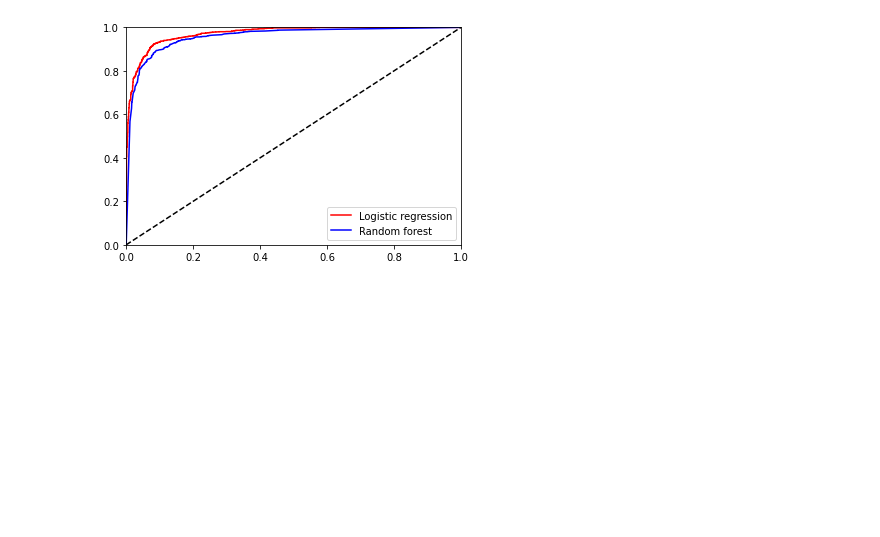
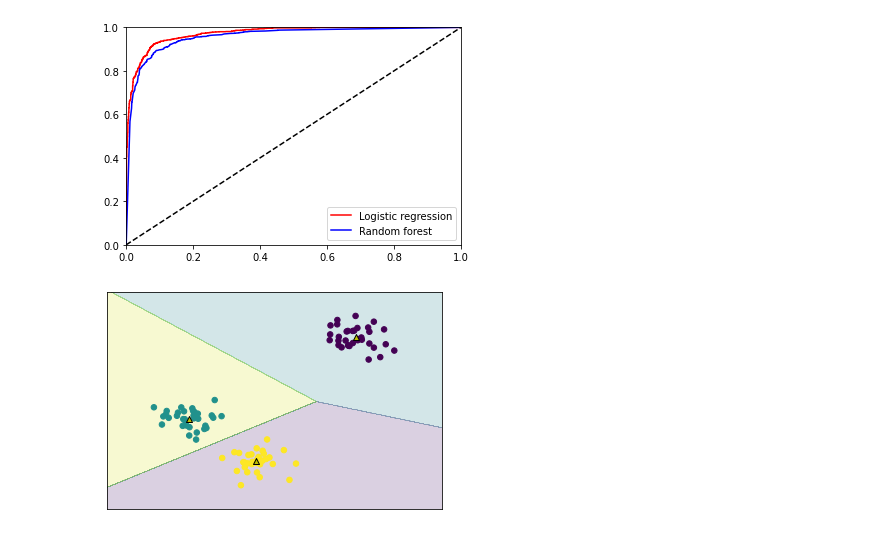
Before and after one commit to limweipin/mlpy_nov2021, a Jupyter notebook: day_3.ipynb, the cells around one changed output. Saved outputs shown, nothing was run; the diff lists cells and outputs as text; code cells hidden in the pictures; blank space fills up the shorter version.

```diff
--- a/day_3.ipynb
+++ b/day_3.ipynb
@@ -840,3 +840,41 @@ plt.show()
    macro avg       0.92      0.92      0.92      2500
 weighted avg       0.92      0.92      0.92      2500
 [figure]
+# %%
+# %load ml04_kmeans_boundary.py
+import numpy as np
+import matplotlib.pyplot as pl
+from sklearn.datasets import make_blobs
+from sklearn.cluster import KMeans
+
+def plot_boundary(classifier, X, ax):
+    x_min, x_max = X[:,0].min() - X.std()/2, X[:,0].max() + X.std()/2
+    y_min, y_max = X[:,1].min() - X.std()/2, X[:,1].max() + X.std()/2
+    xx           = np.linspace(x_min, x_max, 1000)
+    yy           = np.linspace(y_min, y_max, 1000)
+
+    X1, X2 = np.meshgrid(xx, yy)
+    X_grid = np.c_[X1.ravel(), X2.ravel()]
+    C_grid = classifier.predict(X_grid)
+    C_grid = C_grid.reshape(X1.shape)
+    ax.contourf(X1, X2,C_grid, alpha=0.2)
+    ax.set_xlim(x_min, x_max)
+    ax.set_ylim(y_min, y_max)
+
+    ax.scatter(X[:,0], X[:,1], c=y,s=30, cmap=pl.get_cmap('viridis'))
+
+
+X, y = make_blobs(random_state=1)
+km = KMeans(n_clusters=3).fit(X)
+
+fig,ax = pl.subplots(1,1)
+plot_boundary(km, X, ax)
+centers = km.cluster_centers_
+_center = {'marker':'^', 'lw':1.0, 'edgecolor':'k', 'c':'y'}
+ax.scatter(centers[:,0],centers[:,1], **_center)
+ax.set_xticks([])
+ax.set_yticks([])
+pl.savefig('fig/04_kmeans_boundary.png')
+pl.show()
+# %% [output]
+[figure, added]
```
Also changed, not shown: parts of 2 cells of this notebook.
